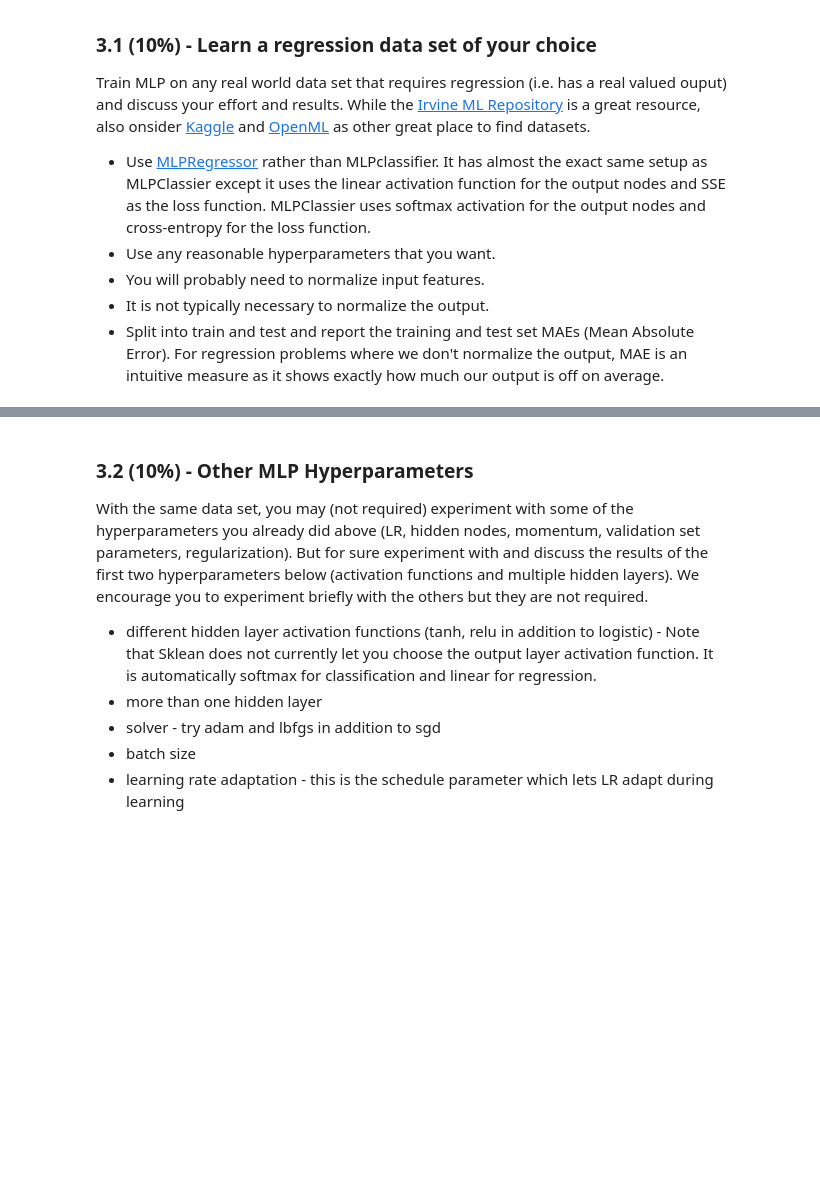
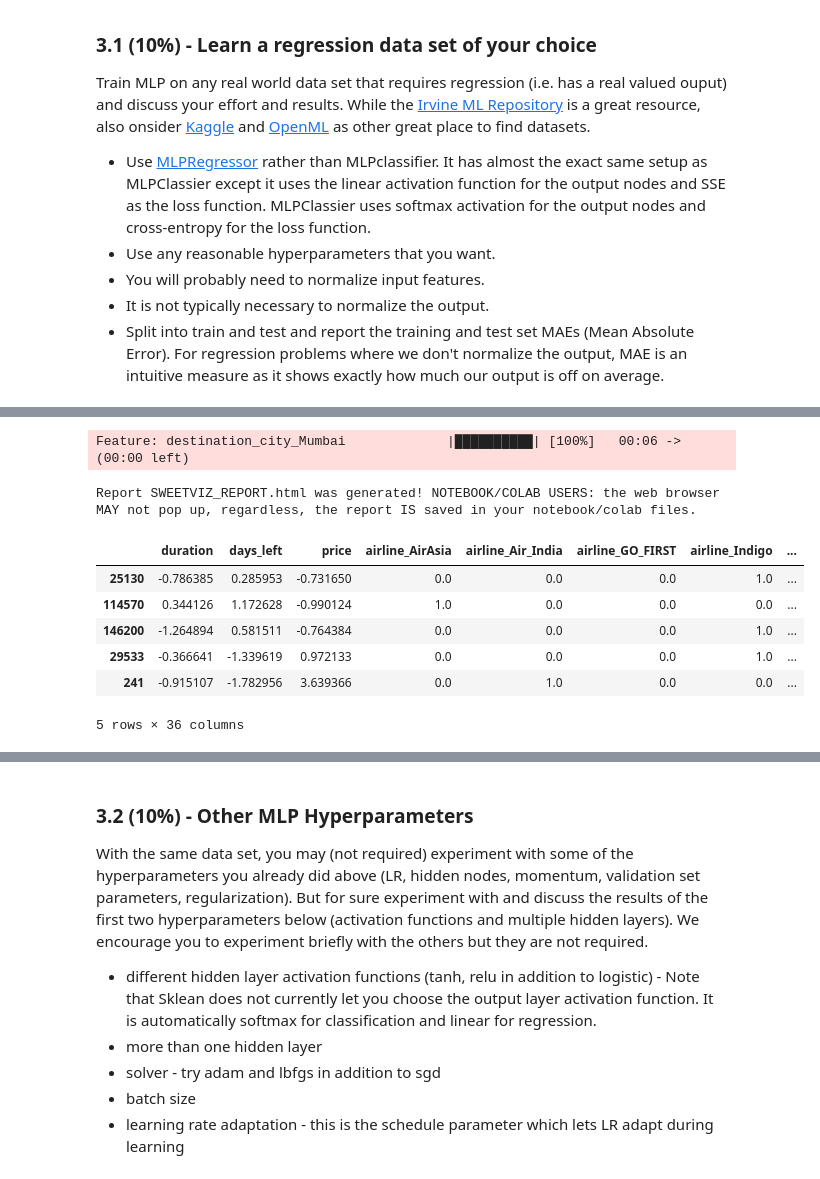
Before and after one commit to henderj/cs270-labs, a Jupyter notebook: backprop/Backpropagation Lab.ipynb, the cells around one changed output, grey strips where cells are left out. Cells and saved outputs as stored; diff of their text form; code cells hidden in the pictures; blank space fills up the shorter version.

```diff
--- a/backprop/Backpropagation Lab.ipynb
+++ b/backprop/Backpropagation Lab.ipynb
@@ -493,0 +593,40 @@ print(mean_absolute_error(clf.predict(X_test), y_test))
+# %%
+import sweetviz as sv
+report = sv.analyze(flights_pd, pairwise_analysis='off')
+report.show_html()
+# %% [output]
+Feature: destination_city_Mumbai             |██████████| [100%]   00:06 -> (00:00 left)
+Report SWEETVIZ_REPORT.html was generated! NOTEBOOK/COLAB USERS: the web browser MAY not pop up, regardless, the report IS saved in your notebook/colab files.
+# %%
+flights_pd_subset = flights_pd.sample(1000, random_state=33) # full dataset was taking too long to run
+# %%
+# Preprocessing
+from sklearn.preprocessing import OneHotEncoder
+from sklearn.preprocessing import StandardScaler
+
+category_columns = ['airline', 'source_city', 'departure_time', 'stops', 'arrival_time', 'destination_city']
+numerical_columns = ['duration', 'days_left', 'price']
+
+# one hot encode the categorical features
+ohe = OneHotEncoder(sparse_output=False)
+ohe.fit(flights_pd_subset[category_columns])
+ohe_feature_names = list(ohe.get_feature_names_out(category_columns))
+flights_pd_subset[ohe_feature_names] = ohe.transform(flights_pd_subset[category_columns])
+
+# drop the original categorical features
+flights_pd_subset = flights_pd_subset.drop(category_columns, axis=1)
+
+# standardize the numerical features
+scaler = StandardScaler()
+scaler.fit(flights_pd_subset[numerical_columns])
+flights_pd_subset[numerical_columns] = scaler.transform(flights_pd_subset[numerical_columns])
+
+flights_pd_subset.head()
+# %% [output]
+|  | duration | days_left | price | airline_AirAsia | airline_Air_India | airline_GO_FIRST | airline_Indigo | ... |
+| 25130 | -0.786385 | 0.285953 | -0.731650 | 0.0 | 0.0 | 0.0 | 1.0 | ... |
+| 114570 | 0.344126 | 1.172628 | -0.990124 | 1.0 | 0.0 | 0.0 | 0.0 | ... |
+| 146200 | -1.264894 | 0.581511 | -0.764384 | 0.0 | 0.0 | 0.0 | 1.0 | ... |
+| 29533 | -0.366641 | -1.339619 | 0.972133 | 0.0 | 0.0 | 0.0 | 1.0 | ... |
+| 241 | -0.915107 | -1.782956 | 3.639366 | 0.0 | 1.0 | 0.0 | 0.0 | ... |
+5 rows × 36 columns
```
Also changed, not shown: parts of 24 cells of this notebook, 1 other file.
